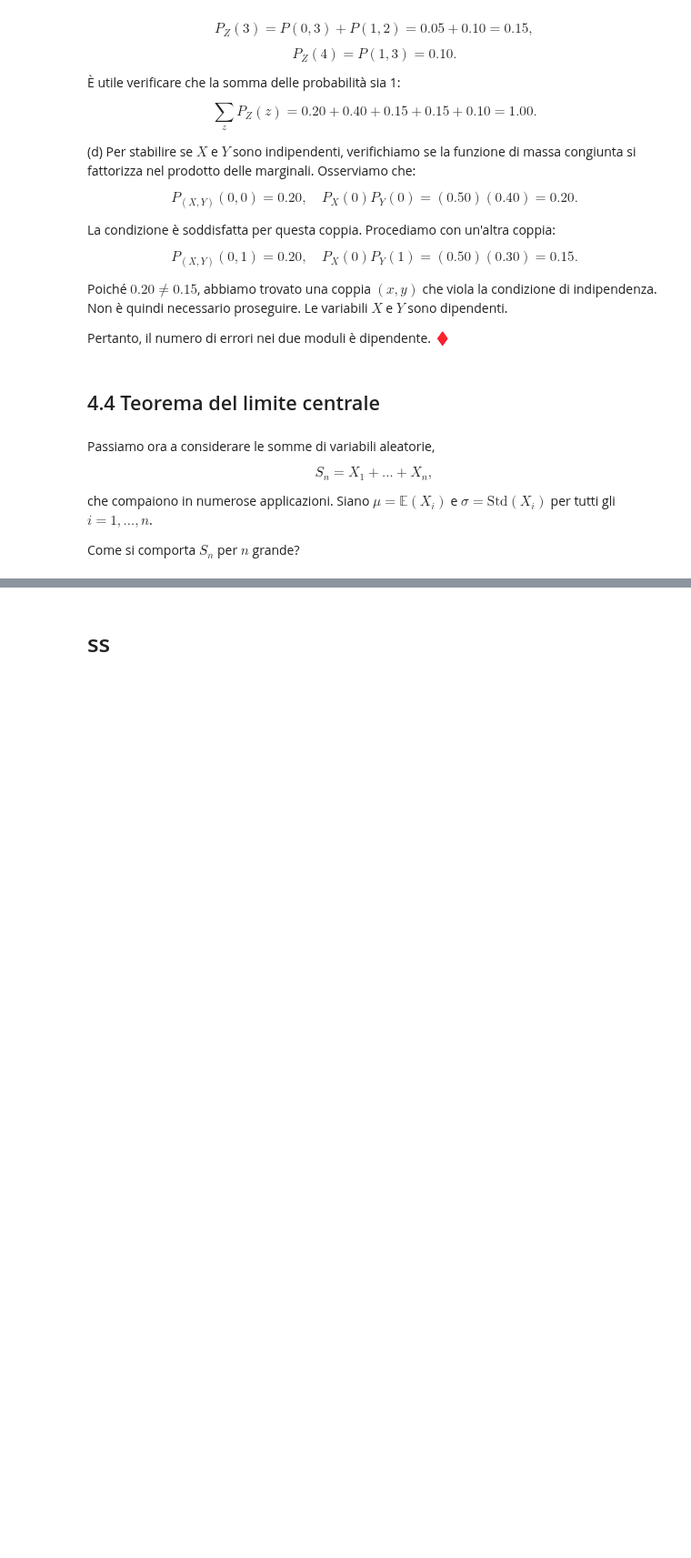
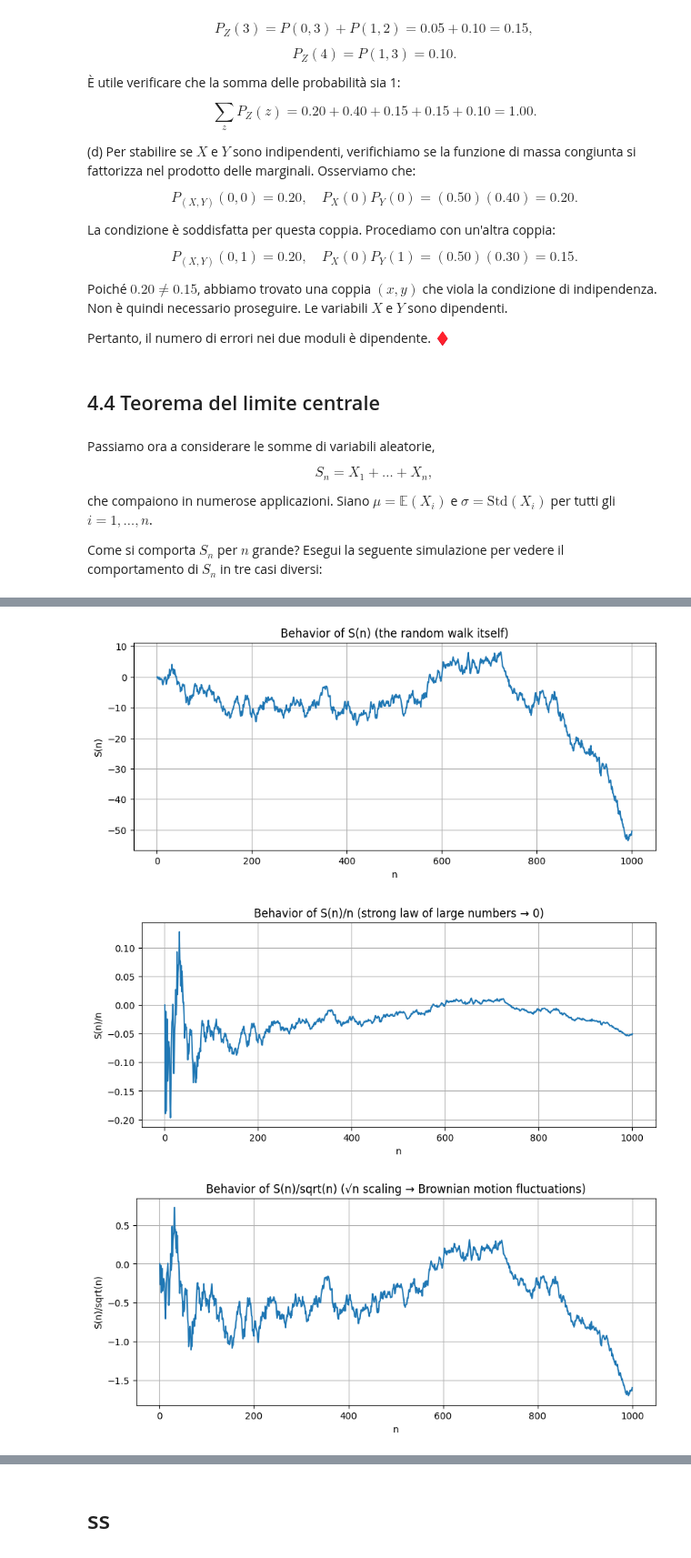
Before and after one commit to QwertyJacob/colab_handouts_PSI, a Jupyter notebook: 4.2.4_CLT.ipynb, the cells around one changed output, grey strips where cells are left out. Shown at 91% size. Drawn from its saved outputs; the diff is of its cells as text; code cells hidden in the pictures; blank space fills up the shorter version.

```diff
--- a/4.2.4_CLT.ipynb
+++ b/4.2.4_CLT.ipynb
@@ -141,7 +141,7 @@ $$
 
 che compaiono in numerose applicazioni. Siano $ \mu = \mathbb{E}(X_i) $ e $ \sigma = \text{Std}(X_i) $ per tutti gli $ i = 1, \ldots, n $.
 
-Come si comporta $ S_n $ per $ n $ grande?
+Come si comporta $ S_n $ per $ n $ grande? Esegui la seguente simulazione per vedere il comportamento di $ S_n $ in tre casi diversi:
 # %%
 import numpy as np
 import matplotlib.pyplot as plt
@@ -157,7 +157,7 @@ n = np.arange(1, N+1)
 # Plot S(n)
 plt.figure(figsize=(10,4))
 plt.plot(n, S)
-plt.title("Behavior of S(n)")
+plt.title("Behavior of S(n) (the random walk itself)")
 plt.xlabel("n")
 plt.ylabel("S(n)")
 plt.grid(True)
@@ -166,7 +166,7 @@ plt.show()
 # Plot S(n)/n
 plt.figure(figsize=(10,4))
 plt.plot(n, S / n)
-plt.title("Behavior of S(n)/n")
+plt.title("Behavior of S(n)/n (strong law of large numbers → 0)")
 plt.xlabel("n")
 plt.ylabel("S(n)/n")
 plt.grid(True)
@@ -175,7 +175,7 @@ plt.show()
 # Plot S(n)/sqrt(n)
 plt.figure(figsize=(10,4))
 plt.plot(n, S / np.sqrt(n))
-plt.title("Behavior of S(n)/sqrt(n)")
+plt.title("Behavior of S(n)/sqrt(n) (√n scaling → Brownian motion fluctuations)")
 plt.xlabel("n")
 plt.ylabel("S(n)/sqrt(n)")
 plt.grid(True)
@@ -189,0 +184,3 @@ plt.show()
+[figure, added]
+[figure, added]
+[figure, added]
```
Also changed, not shown: parts of 6 cells of this notebook.
